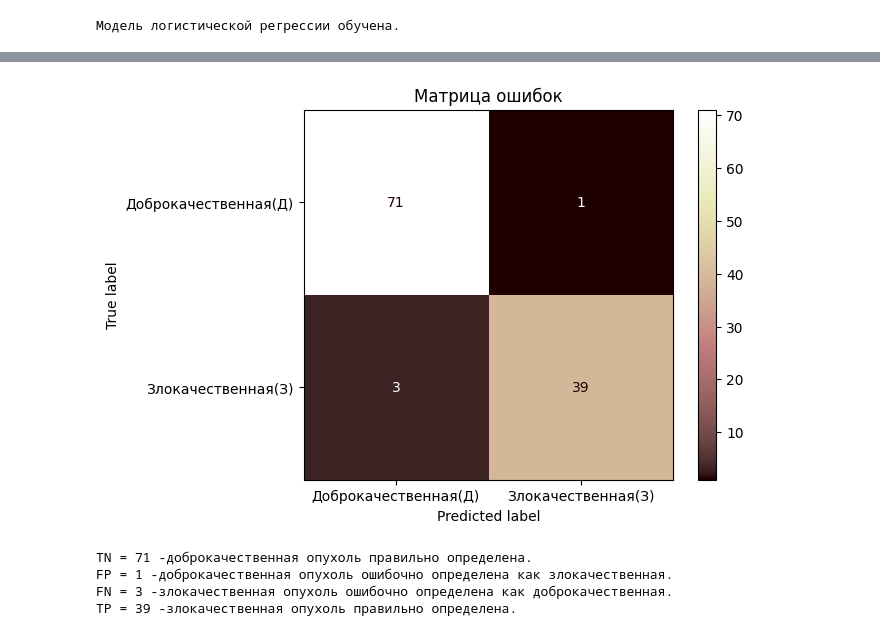
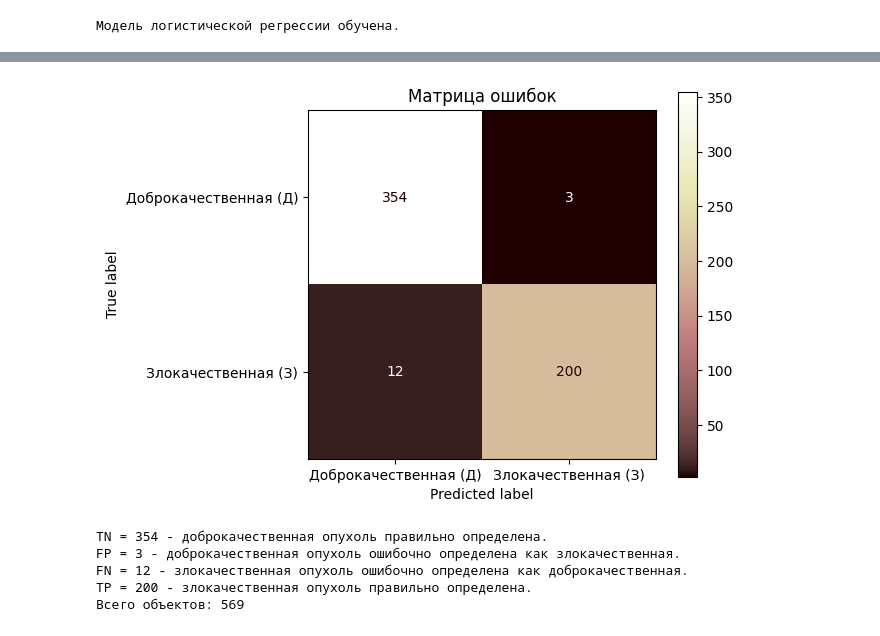
Before and after one commit to kroschenko/ml_as67, a Jupyter notebook: reports/Масюк/Лабораторная работа 2/src/Лабораторная_работа_2_Вариант_6.ipynb, the cells around one changed output, grey strips where cells are left out. Drawn from its saved outputs; the diff is of its cells as text; code cells hidden in the pictures.

```diff
--- a/reports/Масюк/Лабораторная работа 2/src/Лабораторная_работа_2_Вариант_6.ipynb
+++ b/reports/Масюк/Лабораторная работа 2/src/Лабораторная_работа_2_Вариант_6.ipynb
@@ -132,22 +130,34 @@ Recall: 0.9286
 # %%
 import matplotlib.pyplot as plt
+from sklearn.model_selection import StratifiedKFold, cross_val_predict
 from sklearn.metrics import confusion_matrix, ConfusionMatrixDisplay
-cm = confusion_matrix(y_test, y_pred, labels=[0, 1])
-disp = ConfusionMatrixDisplay(
-    confusion_matrix=cm,
-    display_labels=['Доброкачественная(Д)', 'Злокачественная(З)']
-)
+from sklearn.linear_model import LogisticRegression
+from sklearn.pipeline import make_pipeline
+from sklearn.preprocessing import StandardScaler
+
+model = make_pipeline( StandardScaler(), LogisticRegression(max_iter=5000, random_state=42) )
+
+cv = StratifiedKFold( n_splits=5, shuffle=True, random_state=42 )
+
+y_pred = cross_val_predict( model, X, y, cv=cv )
+
+cm = confusion_matrix(y, y_pred, labels=[0, 1])
+disp = ConfusionMatrixDisplay( confusion_matrix=cm, display_labels=[ 'Доброкачественная (Д)', 'Злокачественная (З)' ] )
 disp.plot(cmap='pink', values_format='d')
 plt.title('Матрица ошибок')
+plt.tight_layout()
 plt.show()
+
 tn, fp, fn, tp = cm.ravel()
-print("TN =", tn, "-доброкачественная опухоль правильно определена.")
-print("FP =", fp, "-доброкачественная опухоль ошибочно определена как злокачественная.")
-print("FN =", fn, "-злокачественная опухоль ошибочно определена как доброкачественная.")
-print("TP =", tp, "-злокачественная опухоль правильно определена.")
+print("TN =", tn, "- доброкачественная опухоль правильно определена.")
+print("FP =", fp, "- доброкачественная опухоль ошибочно определена как злокачественная.")
+print("FN =", fn, "- злокачественная опухоль ошибочно определена как доброкачественная.")
+print("TP =", tp, "- злокачественная опухоль правильно определена.")
+print("Всего объектов:", cm.sum())
 # %% [output]
-[figure, old version]
+[figure, new version]
-TN = 71 -доброкачественная опухоль правильно определена.
-FP = 1 -доброкачественная опухоль ошибочно определена как злокачественная.
-FN = 3 -злокачественная опухоль ошибочно определена как доброкачественная.
-TP = 39 -злокачественная опухоль правильно определена.
+TN = 354 - доброкачественная опухоль правильно определена.
+FP = 3 - доброкачественная опухоль ошибочно определена как злокачественная.
+FN = 12 - злокачественная опухоль ошибочно определена как доброкачественная.
+TP = 200 - злокачественная опухоль правильно определена.
+Всего объектов: 569
```
Also changed, not shown: parts of 1 cell of this notebook, 2 other files.
